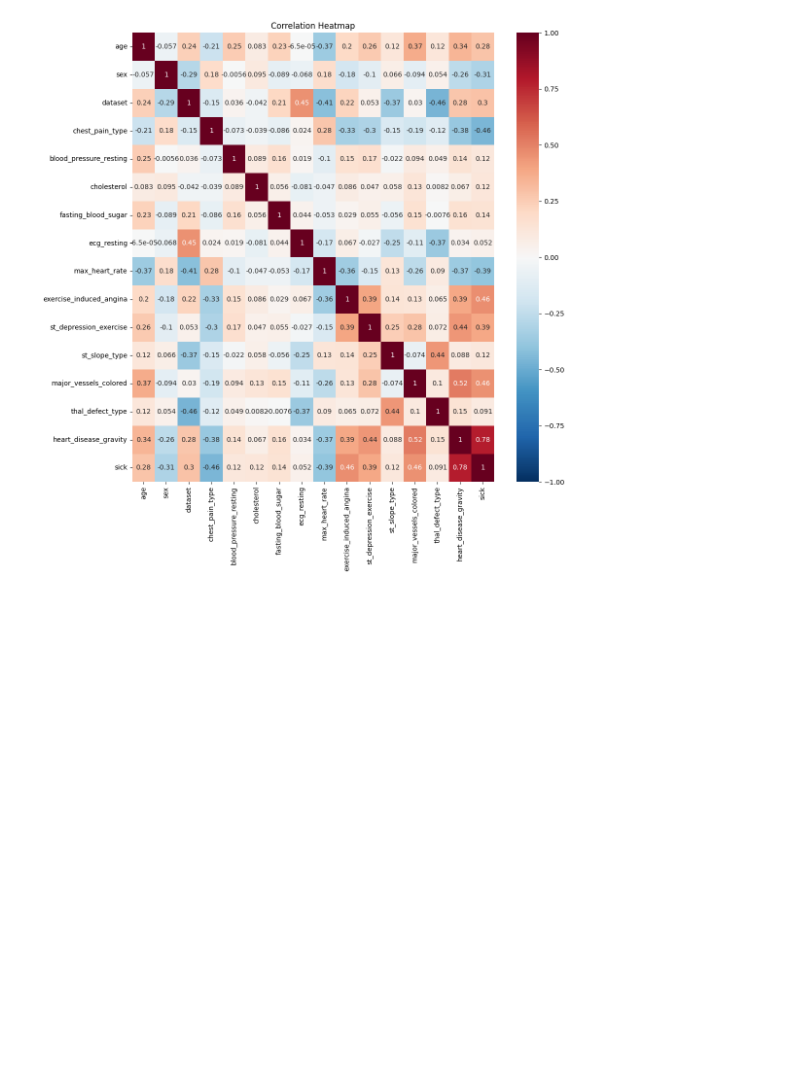
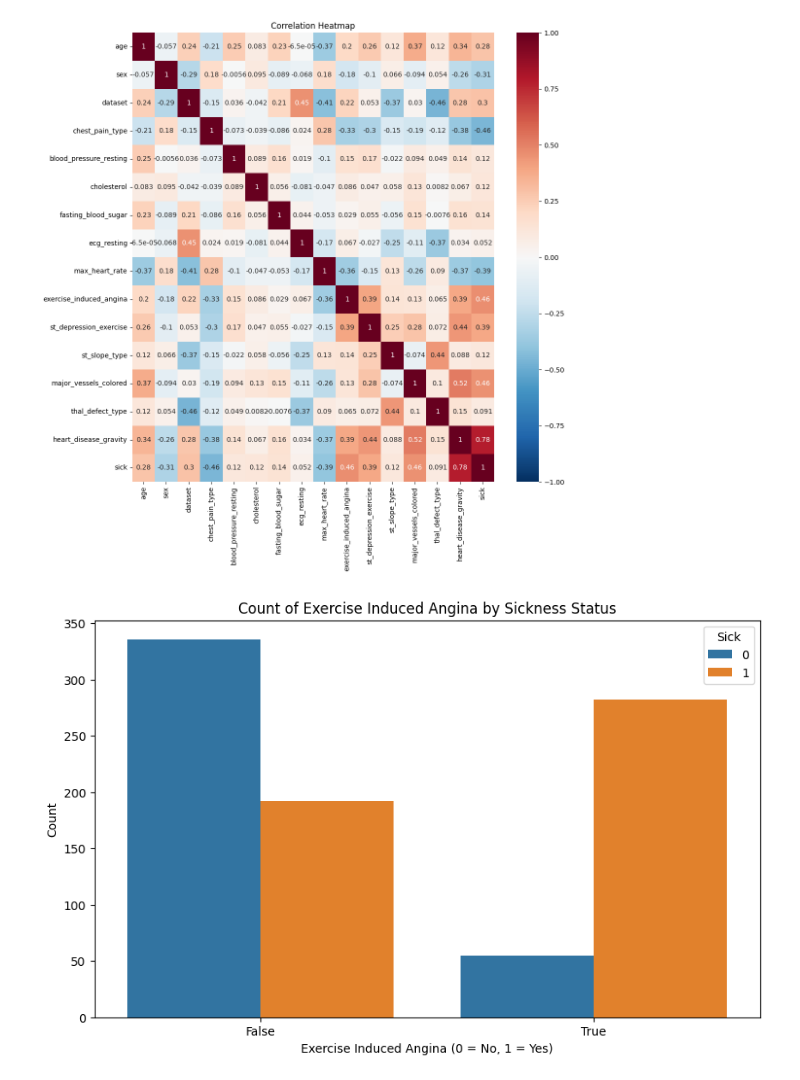
Before and after one commit to PaoloWalsh/medical-diagnosis-aid, a Jupyter notebook: notebooks/heart_data_analysis.ipynb, the cells around one changed output. Cells and saved outputs as stored; diff of their text form; code cells hidden in the pictures; blank space fills up the shorter version.

Commit message:
added more plots

```diff
--- a/notebooks/heart_data_analysis.ipynb
+++ b/notebooks/heart_data_analysis.ipynb
@@ -389,3 +389,14 @@ plt.savefig('../plots/correlation_heatmap', dpi=300)
 plt.show()
 # %% [output]
 [figure]
+# %%
+plt.figure(figsize=(10, 6))
+sns.countplot(x='exercise_induced_angina', hue='sick', data=df)
+plt.xlabel('Exercise Induced Angina (0 = No, 1 = Yes)')
+plt.ylabel('Count')
+plt.title('Count of Exercise Induced Angina by Sickness Status')
+plt.legend(title='Sick')
+plt.savefig('../plots/Exercise Induced Angina by Sickness Status', dpi=300)
+plt.show()
+# %% [output]
+[figure, added]
```
Also changed, not shown: parts of 5 cells of this notebook, 5 other files.
